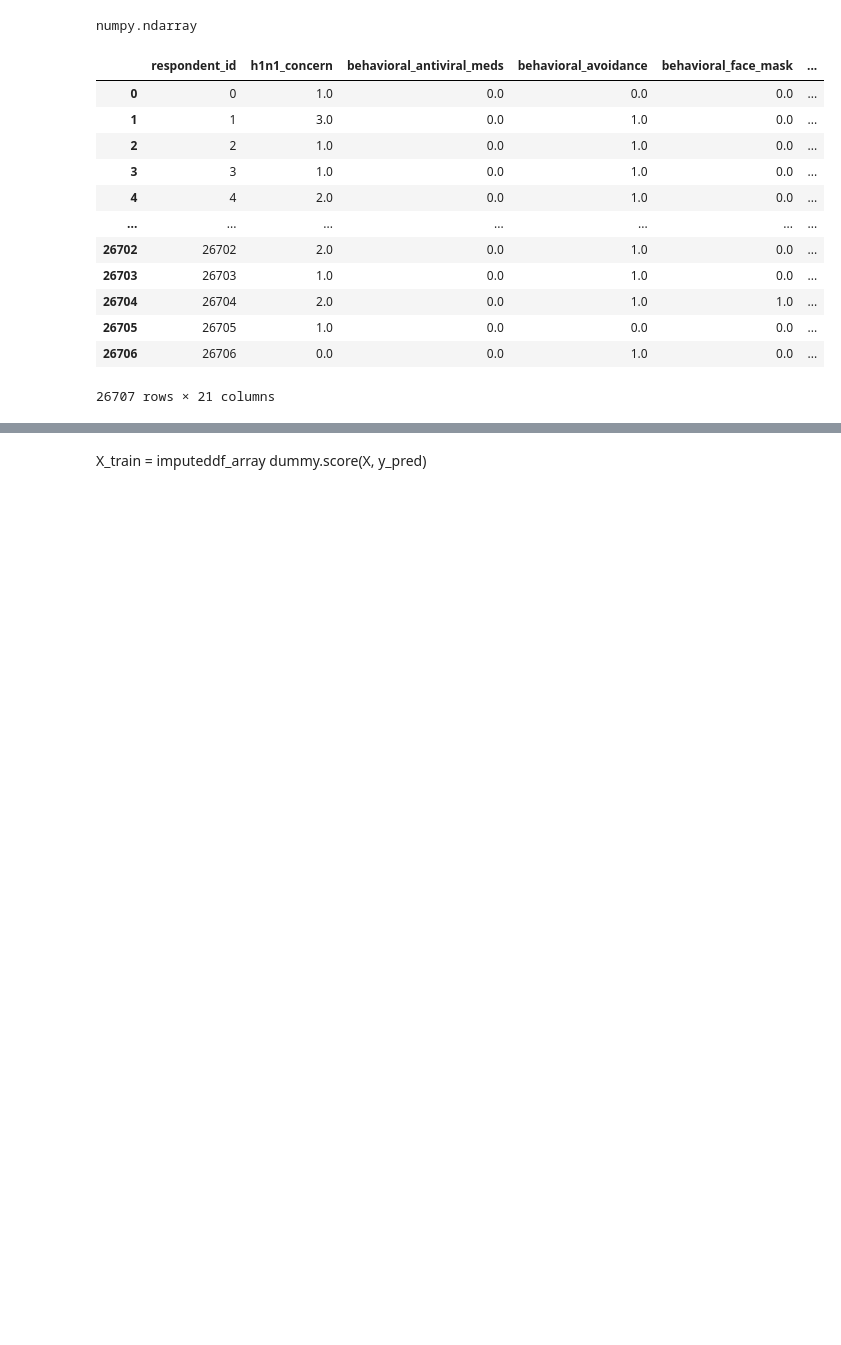
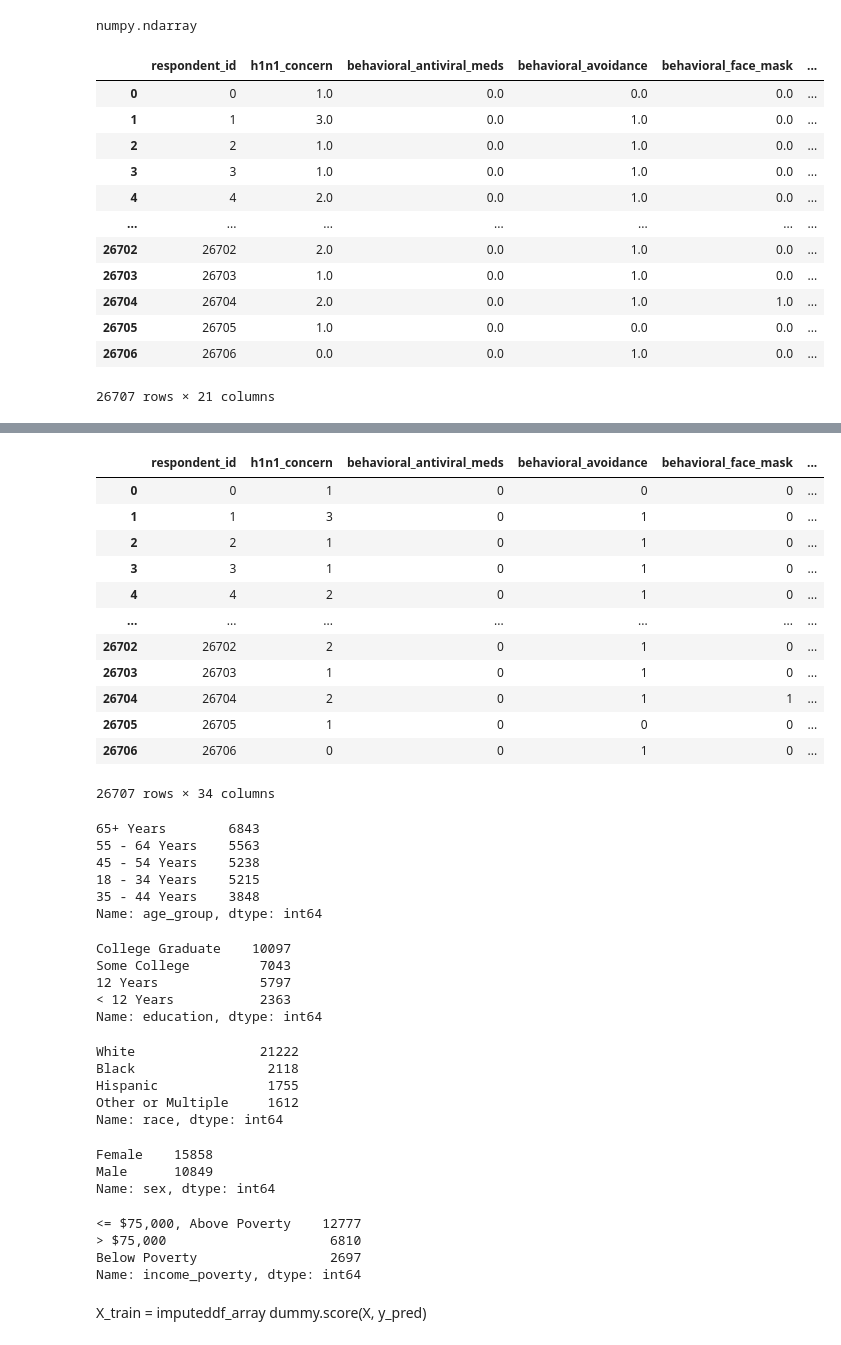
Before and after one commit to petercvuong/Phase-3-Project, a Jupyter notebook: Project 3 Notebook.ipynb, the cells around one changed output, grey strips where cells are left out. Saved outputs shown, nothing was run; the diff lists cells and outputs as text; code cells hidden in the pictures; blank space fills up the shorter version.

Commit message:
Created dummyClassifier, replaced NaN values, and added some brief comments

```diff
--- a/Project 3 Notebook.ipynb
+++ b/Project 3 Notebook.ipynb
@@ -158,6 +159,20 @@ Data columns (total 21 columns):
  20  income_poverty               19968 non-null  object
 dtypes: float64(15), int64(1), object(5)
 memory usage: 3.4+ MB
+# %%
+# Defined a OneHotEncoder function for ease of access
+def OHE(X_train, categories):
+    onehot = OneHotEncoder(sparse=False, handle_unknown = 'ignore')
+    x_train_cat = pd.DataFrame(onehot.fit_transform(X_train[categories]))
+    x_train_cat.columns = onehot.get_feature_names(categories)
+#    x_test_cat = pd.DataFrame(onehot.transform(x_test[cat_vars]))
+#    x_test_cat.columns = onehot.get_feature_names(cat_vars)
+    x_train_cat.reset_index(drop=True, inplace=True)
+#    x_test_cat.reset_index(drop=True, inplace=True)
+    X_train.reset_index(drop=True, inplace=True)
+#    x_test.reset_index(drop=True, inplace=True)
+    x_train_df = X_train.drop(categories, axis = 1).join(x_train_cat)
+    return x_train_df
 # %%
 X_train
 # %% [output]
@@ -245,3 +305,58 @@ ohe = encoder.fit_transform(imputeddf_array)
+# %%
+ohetrainingdf = OHE(imputeddf_plus_column_names, ['age_group', 'education','race', 'sex', 'income_poverty'])
+ohetrainingdf
+# %% [output]
+|  | respondent_id | h1n1_concern | behavioral_antiviral_meds | behavioral_avoidance | behavioral_face_mask | ... |
+| 0 | 0 | 1 | 0 | 0 | 0 | ... |
+| 1 | 1 | 3 | 0 | 1 | 0 | ... |
+| 2 | 2 | 1 | 0 | 1 | 0 | ... |
+| 3 | 3 | 1 | 0 | 1 | 0 | ... |
+| 4 | 4 | 2 | 0 | 1 | 0 | ... |
+| ... | ... | ... | ... | ... | ... | ... |
+| 26702 | 26702 | 2 | 0 | 1 | 0 | ... |
+| 26703 | 26703 | 1 | 0 | 1 | 0 | ... |
+| 26704 | 26704 | 2 | 0 | 1 | 1 | ... |
+| 26705 | 26705 | 1 | 0 | 0 | 0 | ... |
+| 26706 | 26706 | 0 | 0 | 1 | 0 | ... |
+26707 rows × 34 columns
+# %%
+X_train['age_group'].value_counts()
+# %% [output]
+65+ Years        6843
+55 - 64 Years    5563
+45 - 54 Years    5238
+18 - 34 Years    5215
+35 - 44 Years    3848
+Name: age_group, dtype: int64
+# %%
+X_train['education'].value_counts()
+# %% [output]
+College Graduate    10097
+Some College         7043
+12 Years             5797
+< 12 Years           2363
+Name: education, dtype: int64
+# %%
+X_train['race'].value_counts()
+# %% [output]
+White                21222
+Black                 2118
+Hispanic              1755
+Other or Multiple     1612
+Name: race, dtype: int64
+# %%
+X_train['sex'].value_counts()
+# %% [output]
+Female    15858
+Male      10849
+Name: sex, dtype: int64
+# %%
+X_train['income_poverty'].value_counts()
+# %% [output]
+<= $75,000, Above Poverty    12777
+> $75,000                     6810
+Below Poverty                 2697
+Name: income_poverty, dtype: int64
 # %% [markdown]
 X_train = imputeddf_array
 dummy.score(X, y_pred)
```
Also changed, not shown: parts of 15 cells of this notebook.
